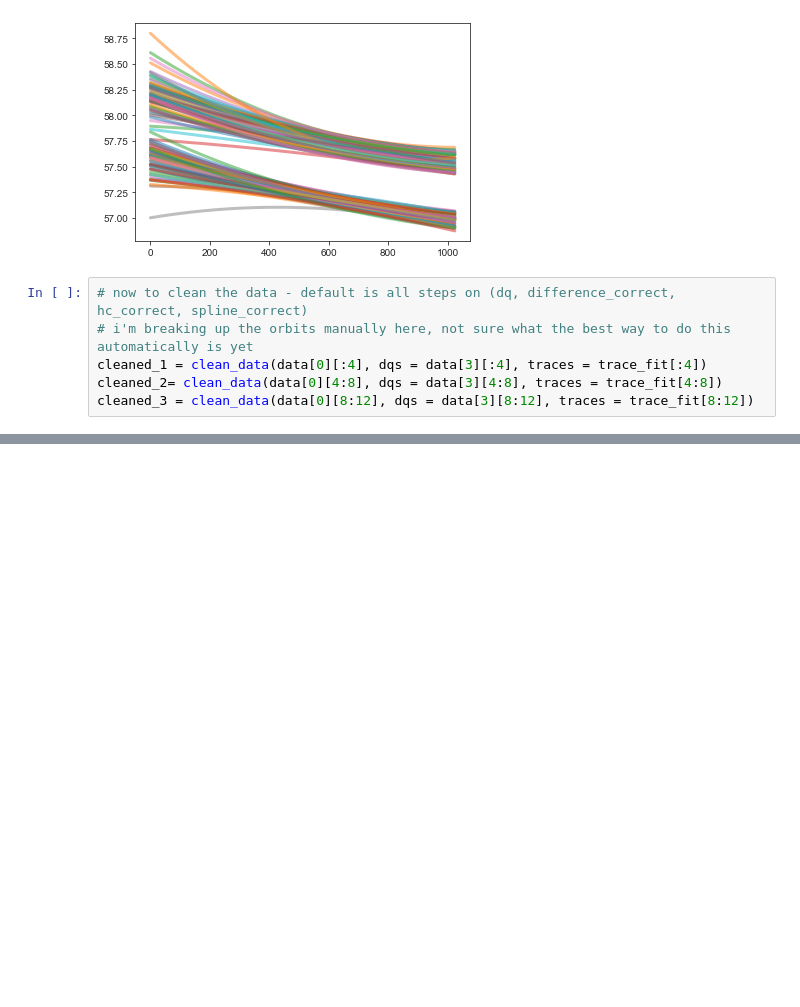
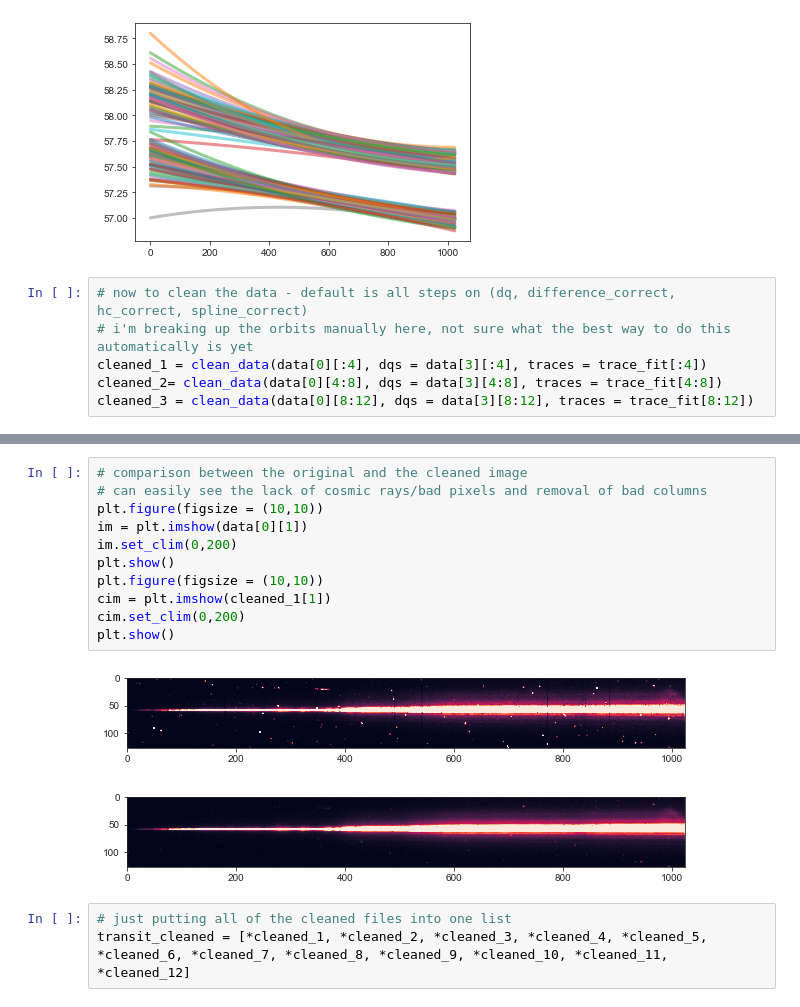
Before and after one commit to natalieallen/stis-pipeline, a Jupyter notebook: stis_reduction.ipynb, the cells around one changed output, grey strips where cells are left out. Drawn from its saved outputs; the diff is of its cells as text; blank space fills up the shorter version.

```diff
--- a/stis_reduction.ipynb
+++ b/stis_reduction.ipynb
@@ -60,0 +73,17 @@ cleaned_3 = clean_data(data[0][8:12], dqs = data[3][8:12], traces = trace_fit[8:
+# %%
+# comparison between the original and the cleaned image
+# can easily see the lack of cosmic rays/bad pixels and removal of bad columns
+plt.figure(figsize = (10,10))
+im = plt.imshow(data[0][1])
+im.set_clim(0,200)
+plt.show()
+plt.figure(figsize = (10,10))
+cim = plt.imshow(cleaned_1[1])
+cim.set_clim(0,200)
+plt.show()
+# %% [output]
+[figure, added]
+[figure, added]
+# %%
+# just putting all of the cleaned files into one list
+transit_cleaned = [*cleaned_1, *cleaned_2, *cleaned_3, *cleaned_4, *cleaned_5, *cleaned_6, *cleaned_7, *cleaned_8, *cleaned_9, *cleaned_10, *cleaned_11, *cleaned_12]
```
Also changed, not shown: parts of 3 cells of this notebook.
